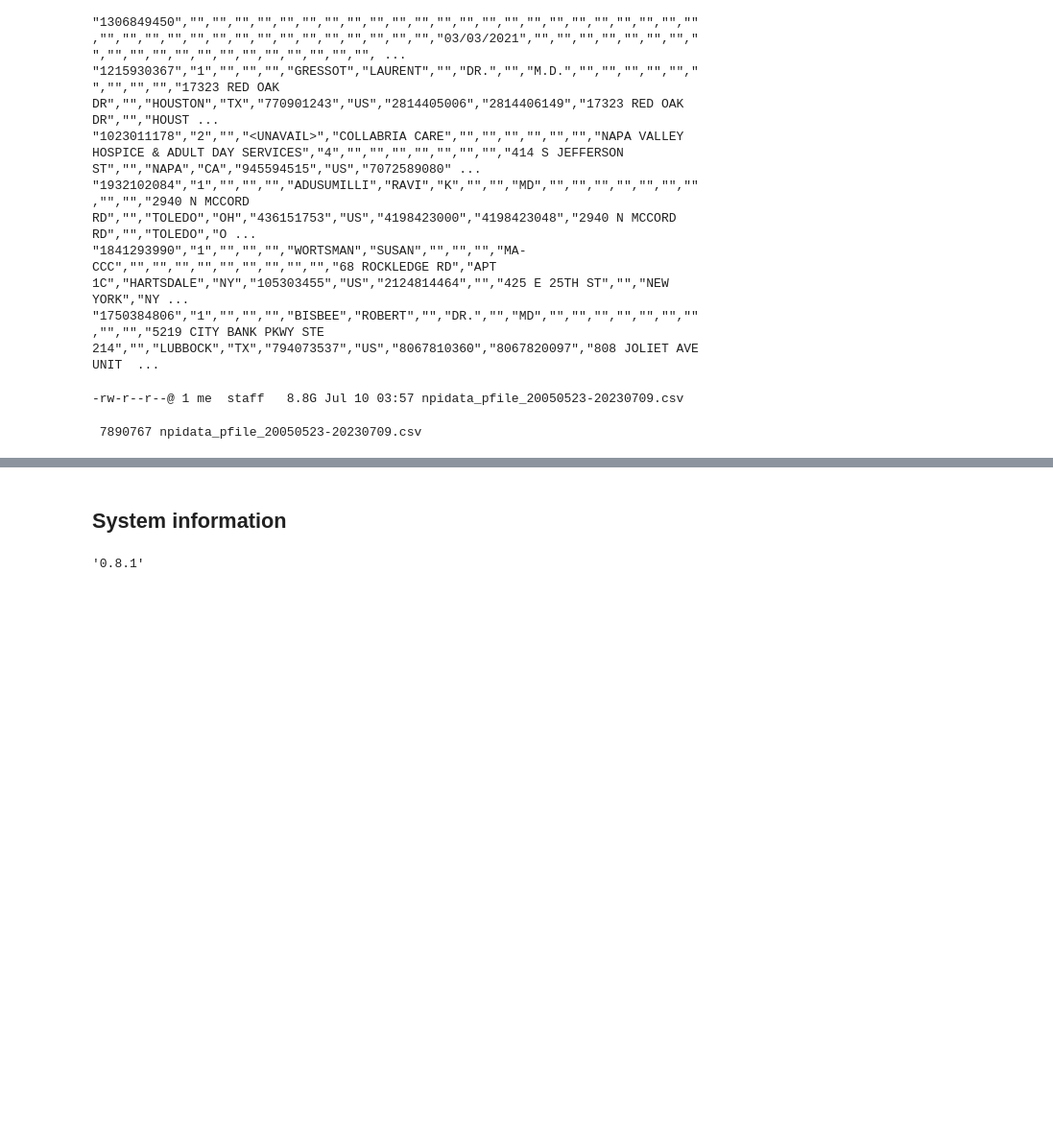
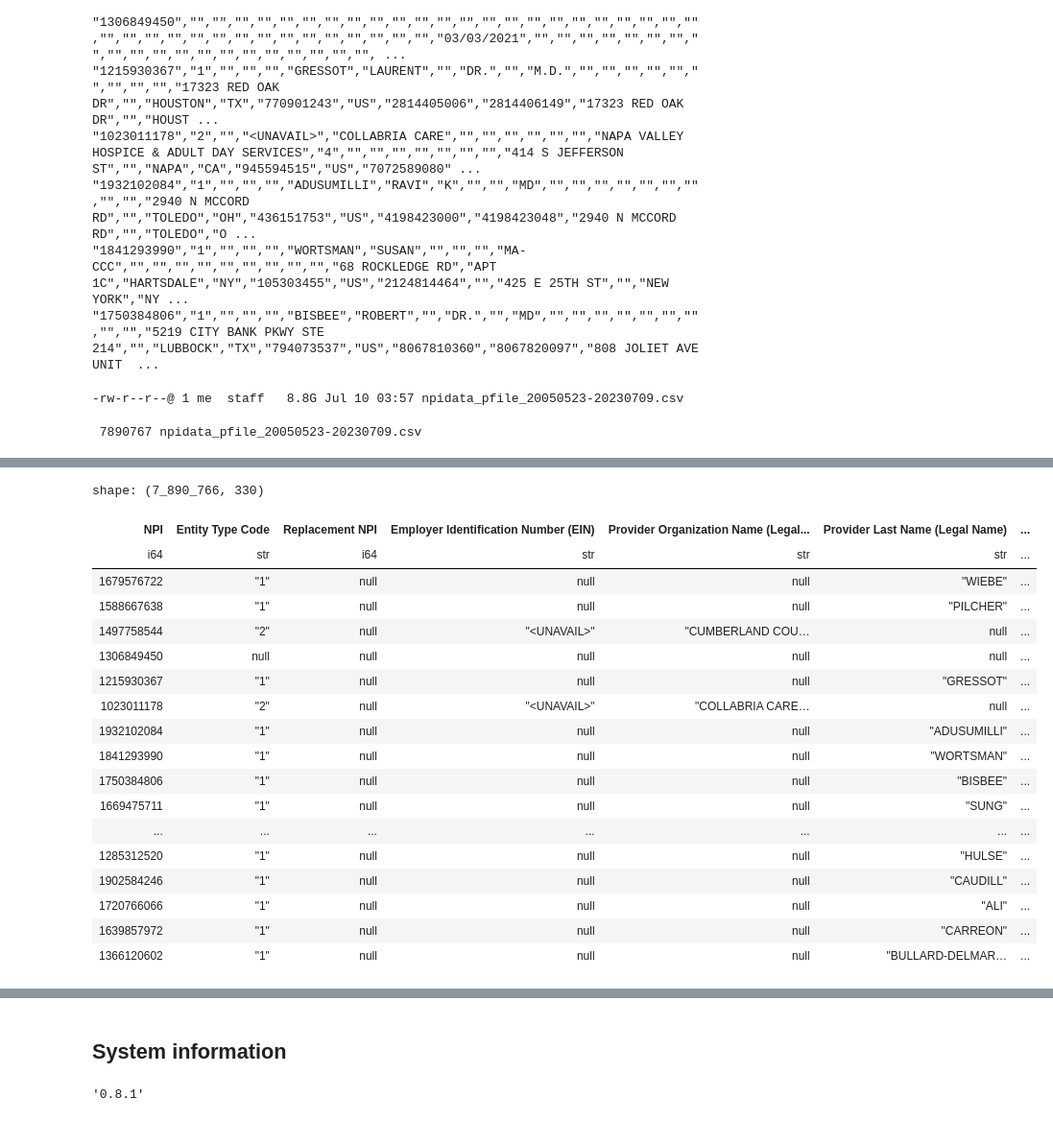
Before and after one commit to onefact/data_build_tool_payless.health, a Jupyter notebook: notebooks/cms.gov-national-plan-and-provider-identifier-database.ipynb, the cells around one changed output, grey strips where cells are left out. Shown at 96% size. Cells and saved outputs as stored; diff of their text form; code cells hidden in the pictures; blank space fills up the shorter version.

Commit message:
update with national provider identifier database

```diff
--- a/notebooks/cms.gov-national-plan-and-provider-identifier-database.ipynb
+++ b/notebooks/cms.gov-national-plan-and-provider-identifier-database.ipynb
@@ -585,2 +907,2 @@ import polars as pl
 # %%
-df = pl.read_parquet('service_requests.parquet')
+provider_identifiers = pl.read_parquet('national_plan_and_provider_identifiers.parquet')
@@ -608,0 +909,22 @@ shape: (33_705_607, 41)
+# %%
+provider_identifiers
+# %% [output]
+shape: (7_890_766, 330)
+| NPI | Entity Type Code | Replacement NPI | Employer Identification Number (EIN) | Provider Organization Name (Legal... | Provider Last Name (Legal Name) | ... |
+| i64 | str | i64 | str | str | str | ... |
+| 1679576722 | "1" | null | null | null | "WIEBE" | ... |
+| 1588667638 | "1" | null | null | null | "PILCHER" | ... |
+| 1497758544 | "2" | null | "<UNAVAIL>" | "CUMBERLAND COU… | null | ... |
+| 1306849450 | null | null | null | null | null | ... |
+| 1215930367 | "1" | null | null | null | "GRESSOT" | ... |
+| 1023011178 | "2" | null | "<UNAVAIL>" | "COLLABRIA CARE… | null | ... |
+| 1932102084 | "1" | null | null | null | "ADUSUMILLI" | ... |
+| 1841293990 | "1" | null | null | null | "WORTSMAN" | ... |
+| 1750384806 | "1" | null | null | null | "BISBEE" | ... |
+| 1669475711 | "1" | null | null | null | "SUNG" | ... |
+| ... | ... | ... | ... | ... | ... | ... |
+| 1285312520 | "1" | null | null | null | "HULSE" | ... |
+| 1902584246 | "1" | null | null | null | "CAUDILL" | ... |
+| 1720766066 | "1" | null | null | null | "ALI" | ... |
+| 1639857972 | "1" | null | null | null | "CARREON" | ... |
+| 1366120602 | "1" | null | null | null | "BULLARD-DELMAR… | ... |
```
Also changed, not shown: parts of 30 cells of this notebook.
